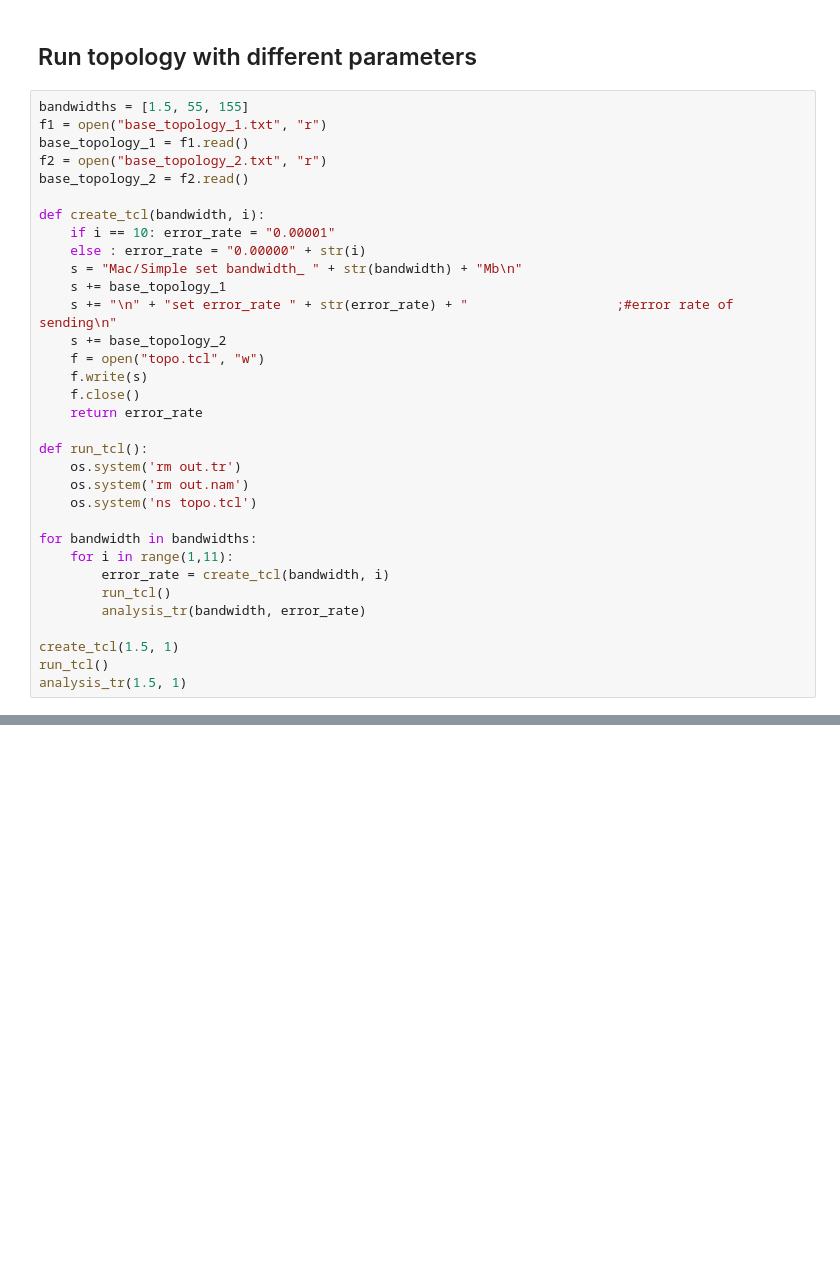
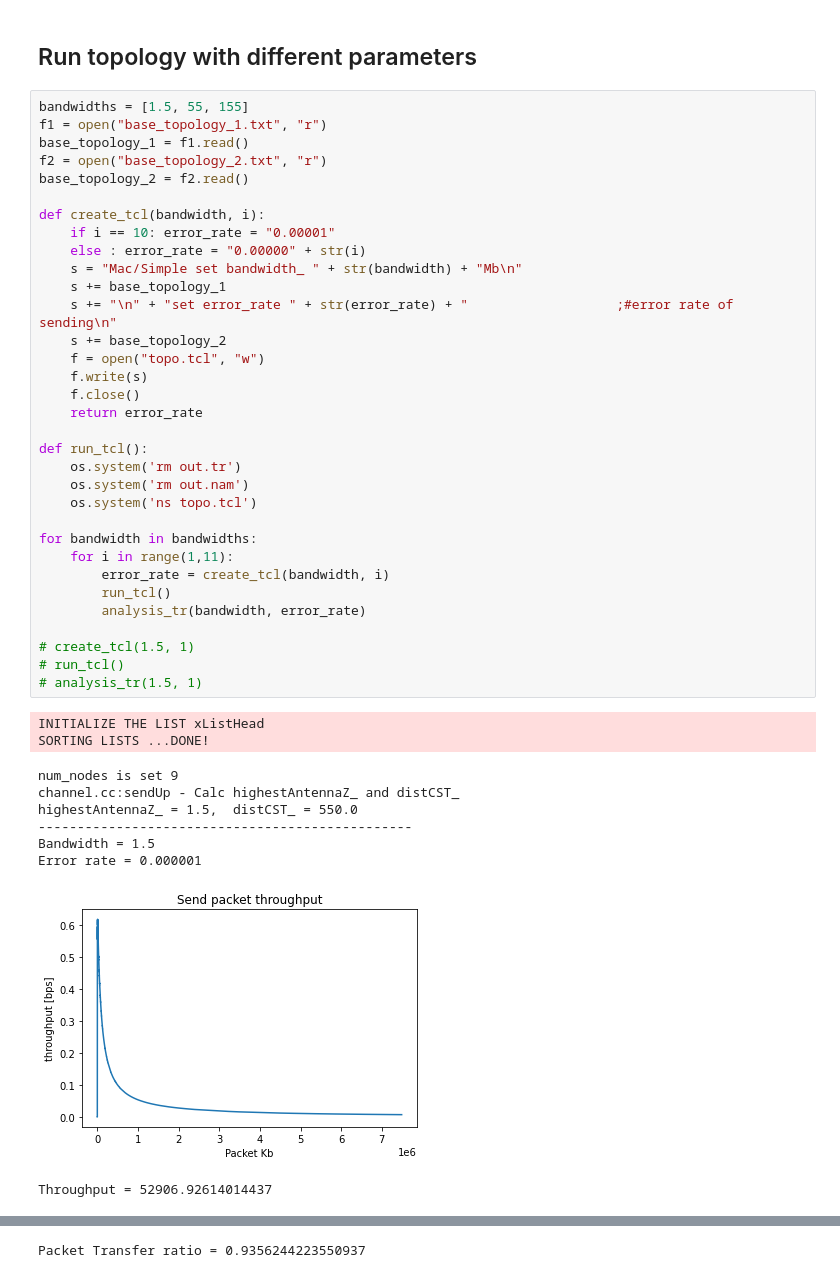
Before and after one commit to mohammadsaadati80/NS2-WLAN, a Jupyter notebook: Analysis.ipynb, the cells around one changed output, grey strips where cells are left out. Cells and saved outputs as stored; diff of their text form; blank space fills up the shorter version.

```diff
--- a/Analysis.ipynb
+++ b/Analysis.ipynb
@@ -277,33 +276,44 @@ def draw_average_e2e_delay(average_e2e_time, average_e2e_delay):
 # %%
 bandwidths = [1.5, 55, 155]
 f1 = open("base_topology_1.txt", "r")
 base_topology_1 = f1.read()
 f2 = open("base_topology_2.txt", "r")
 base_topology_2 = f2.read()
 
 def create_tcl(bandwidth, i):
     if i == 10: error_rate = "0.00001"
     else : error_rate = "0.00000" + str(i)
     s = "Mac/Simple set bandwidth_ " + str(bandwidth) + "Mb\n"
     s += base_topology_1
     s += "\n" + "set error_rate " + str(error_rate) + "                   ;#error rate of sending\n"
     s += base_topology_2
     f = open("topo.tcl", "w")
     f.write(s)
     f.close()
     return error_rate
 
 def run_tcl():
     os.system('rm out.tr')
     os.system('rm out.nam')
     os.system('ns topo.tcl')
 
 for bandwidth in bandwidths:
     for i in range(1,11):
         error_rate = create_tcl(bandwidth, i)
         run_tcl()
         analysis_tr(bandwidth, error_rate)
 
-create_tcl(1.5, 1)
-run_tcl()
-analysis_tr(1.5, 1)
+# create_tcl(1.5, 1)
+# run_tcl()
+# analysis_tr(1.5, 1)
+# %% [output]
+INITIALIZE THE LIST xListHead
+SORTING LISTS ...DONE!
+num_nodes is set 9
+channel.cc:sendUp - Calc highestAntennaZ_ and distCST_
+highestAntennaZ_ = 1.5,  distCST_ = 550.0
+------------------------------------------------
+Bandwidth = 1.5
+Error rate = 0.000001
+[figure, added]
+Throughput = 52906.92614014437
@@ -309,0 +321 @@ analysis_tr(1.5, 1)
+Packet Transfer ratio = 0.9356244223550937
```
Also changed, not shown: parts of 2 cells of this notebook, 2 other files.
